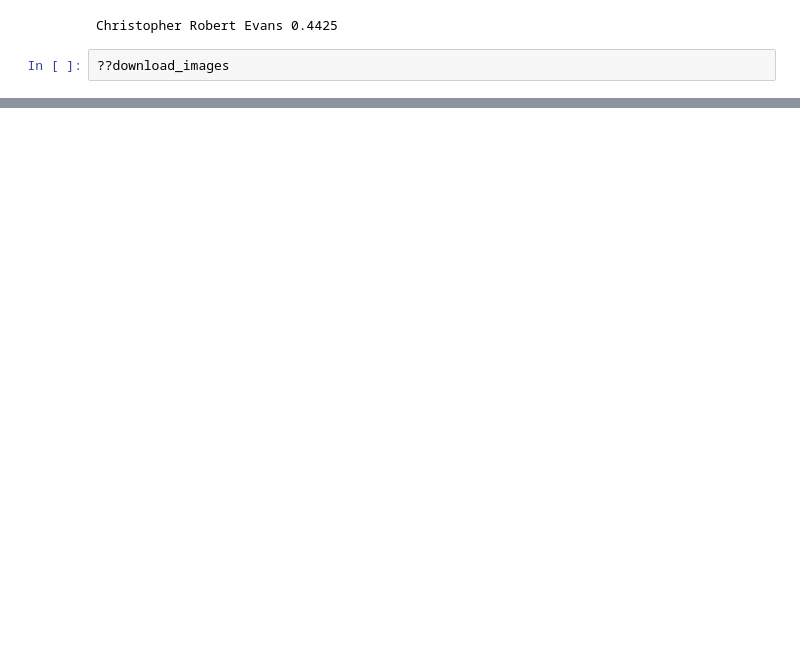
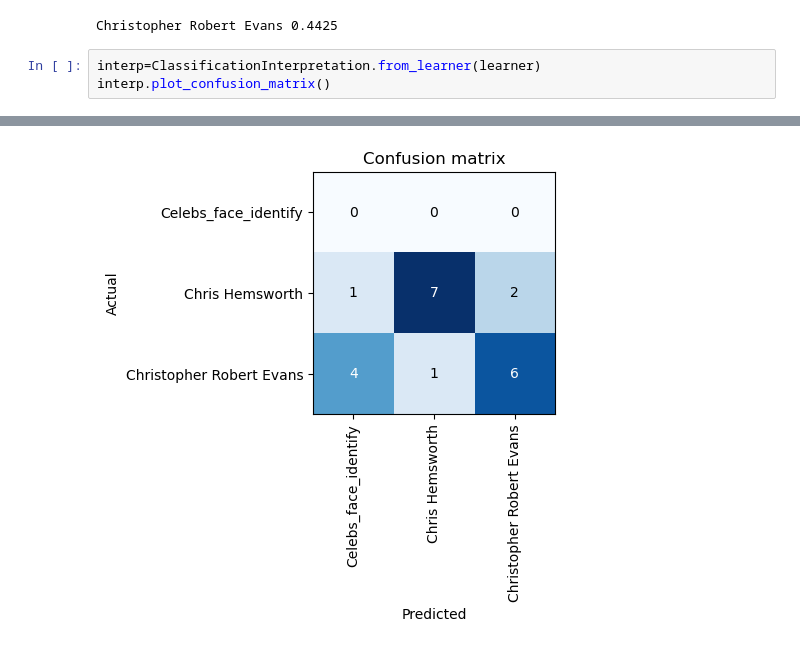
Before and after one commit to Hemanth-Thaluru/DL_projects_FastAI, a Jupyter notebook: chapter-1/intro_1.1_face_identification.ipynb, the cells around one changed output, grey strips where cells are left out. Cells and saved outputs as stored; diff of their text form; blank space fills up the shorter version.

```diff
--- a/chapter-1/intro_1.1_face_identification.ipynb
+++ b/chapter-1/intro_1.1_face_identification.ipynb
@@ -59,4 +53,6 @@ print(nam,f'{chance[0]:.4f}')
 [interactive output not drawn]
 Christopher Robert Evans 0.4425
 # %%
-??download_images
+interp=ClassificationInterpretation.from_learner(learner)
+interp.plot_confusion_matrix()
+# %% [output]
@@ -62,0 +61 @@ Christopher Robert Evans 0.4425
+[figure, added]
```
Also changed, not shown: parts of 4 cells of this notebook, 14 other files.
